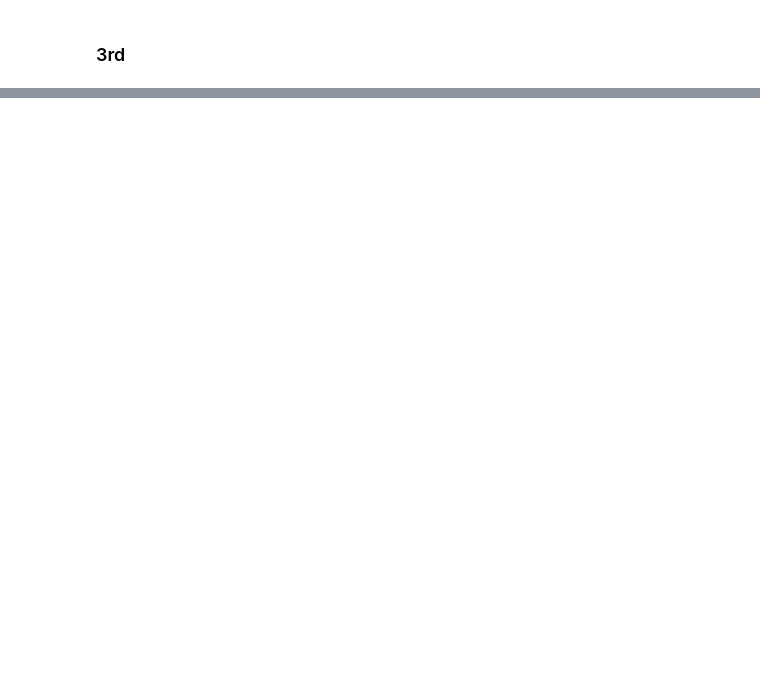
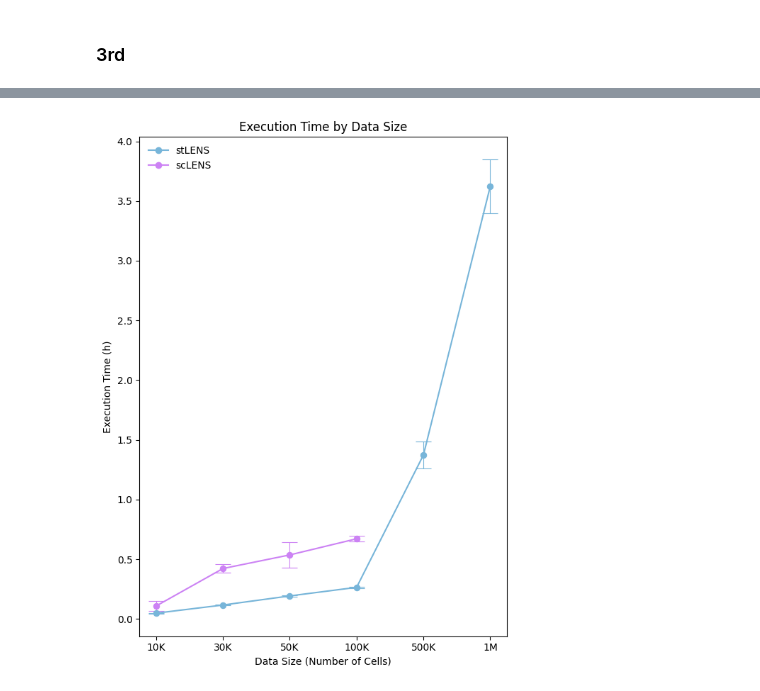
Before and after one commit to pnucolab/stLENS-tutorials, a Jupyter notebook: time_notebook.ipynb, the cells around one changed output, grey strips where cells are left out. Cells and saved outputs as stored; diff of their text form; code cells hidden in the pictures; blank space fills up the shorter version.

```diff
--- a/time_notebook.ipynb
+++ b/time_notebook.ipynb
@@ -817,0 +1835,67 @@ plt.savefig('./time.pdf', dpi=300)
+# %%
+import numpy as np
+import matplotlib.pyplot as plt
+from matplotlib.lines import Line2D
+import warnings
+
+stlens_sec = {
+    '10K':  [2*60+50,        3*60+6,         2*60+42],
+    '30K':  [7*60+2,         6*60+48,        7*60+3],
+    '50K':  [11*60+40,       11*60+9,        11*60+47],
+    '100K': [15*60+32,       16*60+8,        15*60+53],
+    '500K': [1*3600+16*60+29, 1*3600+20*60+55, 1*3600+29*60+36],
+    '1M':   [3*3600+37*60+58, 3*3600+23*60+31, 3*3600+50*60+29],
+}
+
+sclens_sec = {
+    '10K':  [298.365795,  301.701874,  565.511306],
+    '30K':  [1652.496252, 1507.571076, 1395.340913],
+    '50K':  [2337.012090, 1891.501286, 1557.966448],
+    '100K': [2504.151383, 2323.581308, 2417.729743],
+    '500K': [np.nan,      np.nan,      np.nan],
+    '1M':   [np.nan,      np.nan,      np.nan],
+}
+
+data_sizes = ['10K', '30K', '50K', '100K', '500K', '1M']
+x = np.arange(len(data_sizes))
+
+def mean_std_hours(d):
+    arr = np.array([d[s] for s in data_sizes], dtype=float) / 3600.0
+    with warnings.catch_warnings():
+        warnings.simplefilter("ignore", RuntimeWarning)
+        return np.nanmean(arr, axis=1), np.nanstd(arr, axis=1, ddof=1)
+
+stlens_mean, stlens_std = mean_std_hours(stlens_sec)
+sclens_mean, sclens_std = mean_std_hours(sclens_sec)
+
+colors = {'stLENS': '#77b5d9', 'scLENS': '#cc82f4'}
+
+plt.figure(figsize=(6, 8))
+
+plt.errorbar(
+    x, stlens_mean, yerr=stlens_std,
+    fmt='o-', color=colors['stLENS'], ecolor=colors['stLENS'],
+    elinewidth=0.8, markeredgewidth=0.8, capsize=8,
+)
+plt.errorbar(
+    x, sclens_mean, yerr=sclens_std,
+    fmt='o-', color=colors['scLENS'], ecolor=colors['scLENS'],
+    elinewidth=0.8, markeredgewidth=0.8, capsize=8,
+)
+
+legend_handles = [
+    Line2D([0], [0], color=colors['stLENS'], marker='o', label='stLENS'),
+    Line2D([0], [0], color=colors['scLENS'], marker='o', label='scLENS'),
+]
+
+plt.xticks(x, data_sizes)
+plt.xlabel("Data Size (Number of Cells)")
+plt.ylabel("Execution Time (h)")
+plt.title("Execution Time by Data Size")
+plt.legend(handles=legend_handles, loc='upper left', frameon=False)
+plt.grid(False)
+plt.tight_layout()
+plt.savefig('/bce/groups/pnucolab/analysis/stLENS/dataset/paper/execute/sc_st_time.pdf', dpi=300)
+plt.show()
+# %% [output]
+[figure, added]
```
Also changed, not shown: parts of 157 cells of this notebook.
